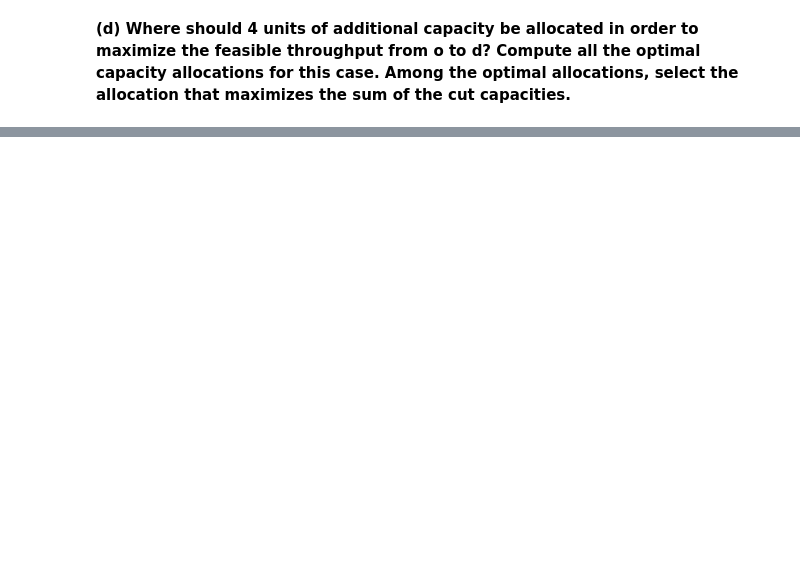
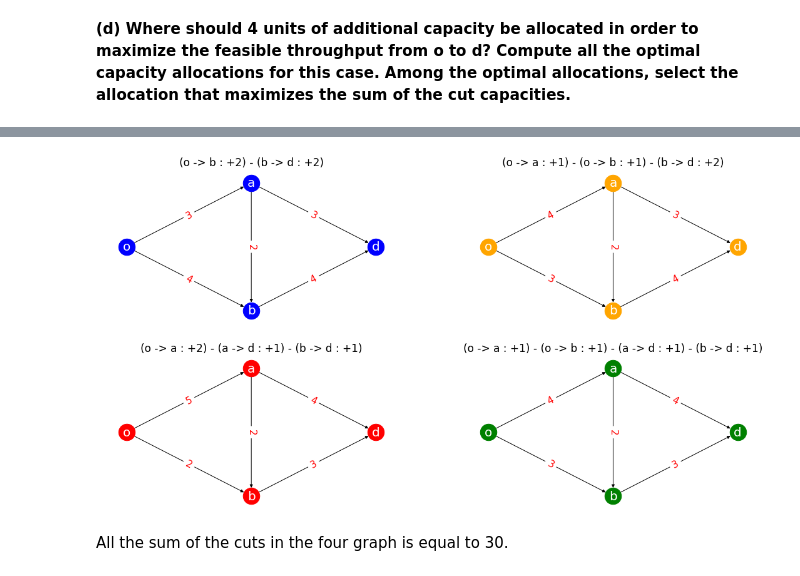
Before and after one commit to fabioeterno/Network_Homework, a Jupyter notebook: Homework1.ipynb, the cells around one changed output, grey strips where cells are left out. Drawn from its saved outputs; the diff is of its cells as text; code cells hidden in the pictures; blank space fills up the shorter version.

```diff
--- a/Homework1.ipynb
+++ b/Homework1.ipynb
@@ -361,0 +340,48 @@ minimum cut (5, ({'o'}, {'a', 'd', 'b'}))
+# %%
+fig = plt.figure(1, figsize=(19,10))
+
+graph1 = DG.copy()
+graph1['o']['b']['capacity'] = 4
+graph1['b']['d']['capacity'] = 4
+
+graph2 = DG.copy()
+graph2['o']['a']['capacity'] = 4
+graph2['o']['b']['capacity'] = 3
+graph2['b']['d']['capacity'] = 4
+
+graph3 = DG.copy()
+graph3['o']['a']['capacity'] = 5
+graph3['a']['d']['capacity'] = 4
+graph3['b']['d']['capacity'] = 3
+
+graph4 = DG.copy()
+graph4['o']['a']['capacity'] = 4
+graph4['o']['b']['capacity'] = 3
+graph4['a']['d']['capacity'] = 4
+graph4['b']['d']['capacity'] = 3
+
+ax1 = fig.add_subplot(221)
+draw_capacity_labels2(graph1)
+ax2 = fig.add_subplot(222)
+draw_capacity_labels2(graph2)
+ax3 = fig.add_subplot(223)
+draw_capacity_labels2(graph3)
+ax4 = fig.add_subplot(224)
+draw_capacity_labels2(graph4)
+
+ax1.set_title("(o -> b : +2) - (b -> d : +2)", fontsize = 17)
+ax2.set_title("(o -> a : +1) - (o -> b : +1) - (b -> d : +2)", fontsize = 17)
+ax3.set_title("(o -> a : +2) - (a -> d : +1) - (b -> d : +1)", fontsize = 17)
+ax4.set_title("(o -> a : +1) - (o -> b : +1) - (a -> d : +1) - (b -> d : +1)", fontsize = 17)
+
+cut2 = ['blue', 'blue', 'red', 'red']
+cut3 = ['blue', 'red', 'blue', 'red']
+cut4 = ['blue', 'blue', 'blue', 'red']
+nx.draw(graph1, pos, with_labels = True, font_color='white', node_color='blue', node_size=700, font_size=20, ax=ax1)
+nx.draw(graph2, pos, with_labels = True, font_color='white', node_color='orange', node_size=700, font_size=20, ax=ax2)
+nx.draw(graph3, pos, with_labels = True, font_color='white', node_color='red', node_size=700, font_size=20, ax=ax3)
+nx.draw(graph4, pos, with_labels = True, font_color='white', node_color='green', node_size=700, font_size=20, ax=ax4)
+# %% [output]
+[figure, added]
+# %% [markdown]
+All the sum of the cuts in the four graph is equal to 30.
```
Also changed, not shown: parts of 13 cells of this notebook.
